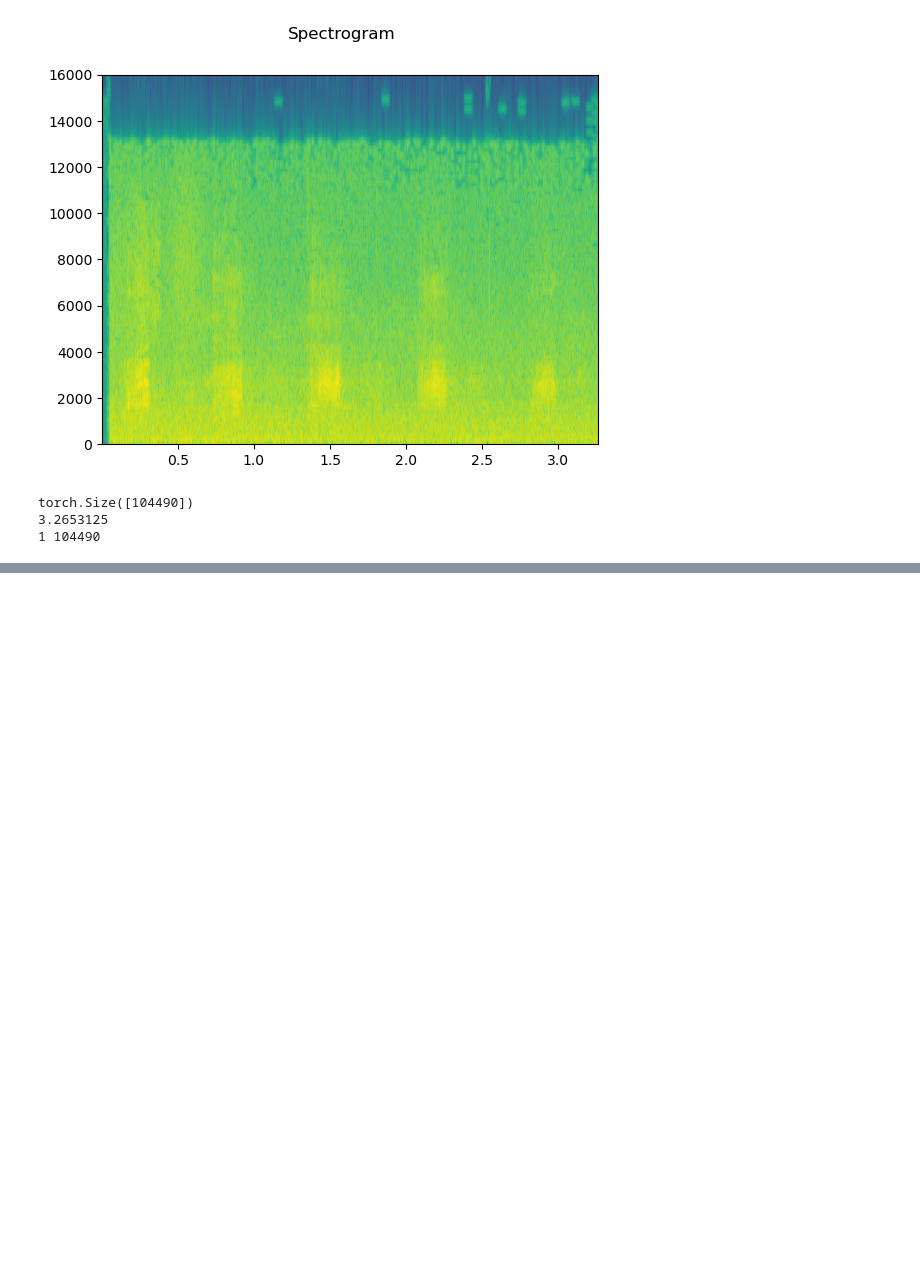
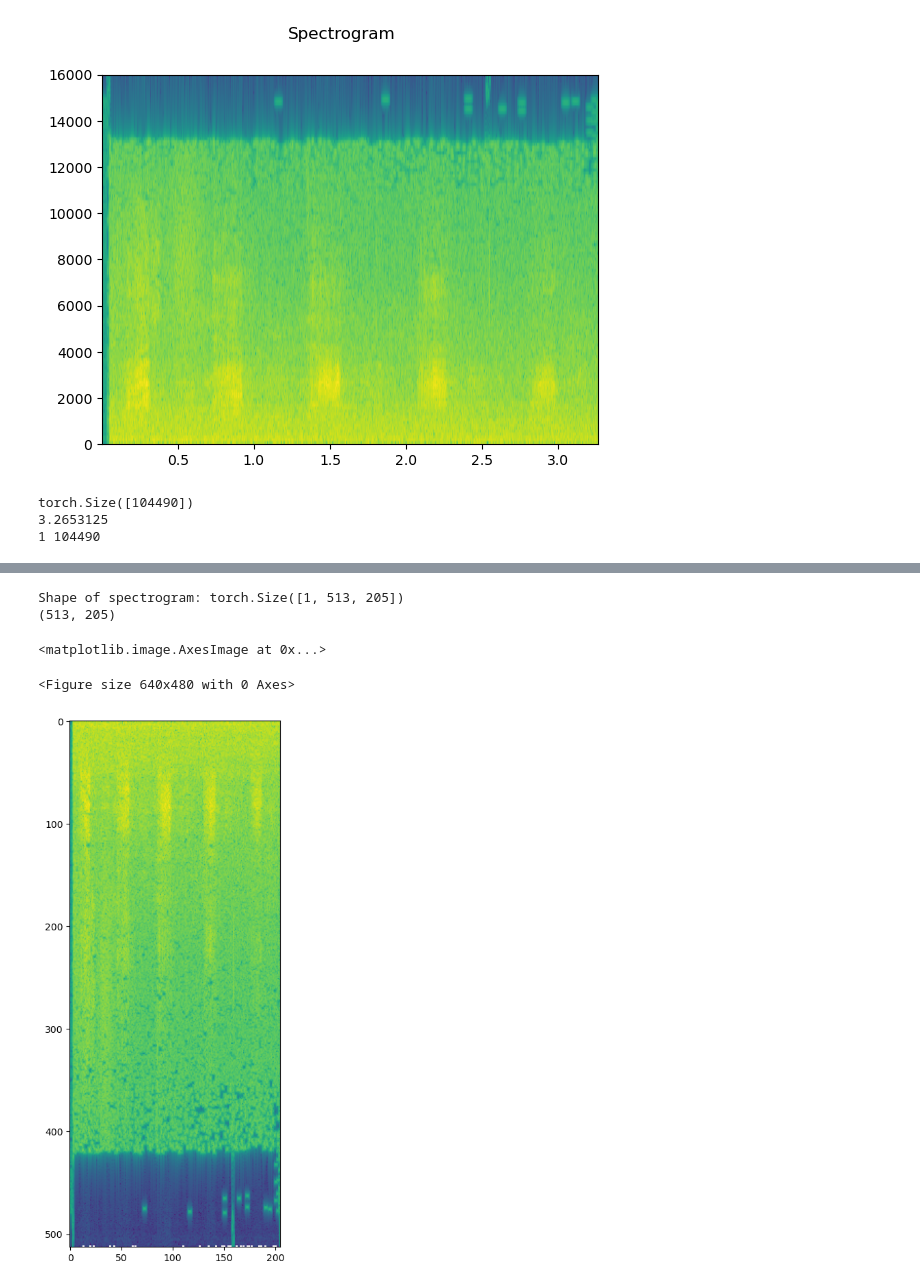
Before and after one commit to kirill-yatsy/BirdCLEF-2023, a Jupyter notebook: research.ipynb, the cells around one changed output, grey strips where cells are left out. Cells and saved outputs as stored; diff of their text form; code cells hidden in the pictures; blank space fills up the shorter version.

```diff
--- a/research.ipynb
+++ b/research.ipynb
@@ -130,0 +157,14 @@ Shape of spectrogram: torch.Size([1, 201, 523])
+# %%
+audio_spectogram = torchaudio.transforms.Spectrogram( n_fft=1024, hop_length=512, center=True, pad_mode="reflect", power=2.0 )(waveform)
+
+print("Shape of spectrogram: {}".format(audio_spectogram.size()))
+plt.figure()
+plt.figure(figsize=(10,10))
+print(audio_spectogram.log2()[0,:,:].numpy().shape)
+plt.imshow(audio_spectogram.log2()[0,:,:].numpy() )
+# %% [output]
+Shape of spectrogram: torch.Size([1, 513, 205])
+(513, 205)
+<matplotlib.image.AxesImage at 0x...>
+<Figure size 640x480 with 0 Axes>
+[figure, added]
```
Also changed, not shown: parts of 17 cells of this notebook, 1 other file.
